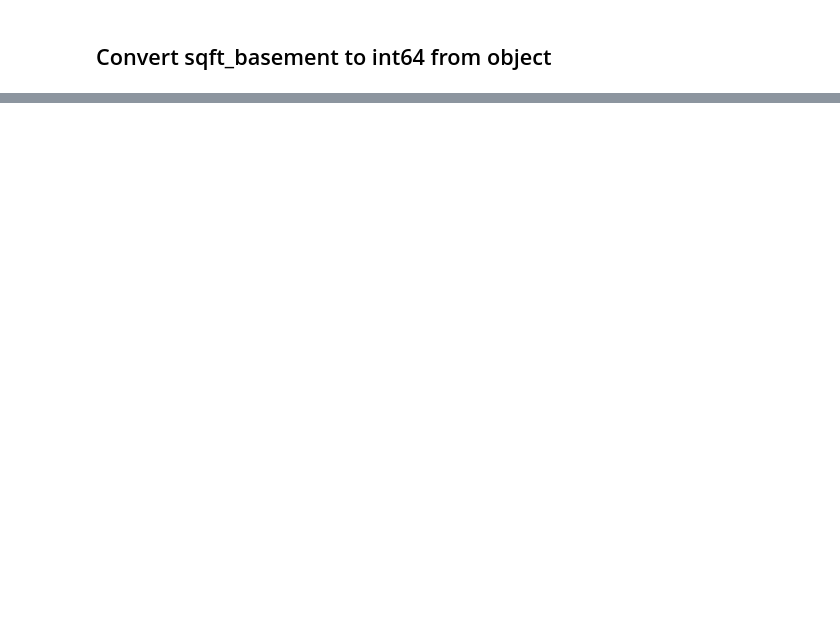
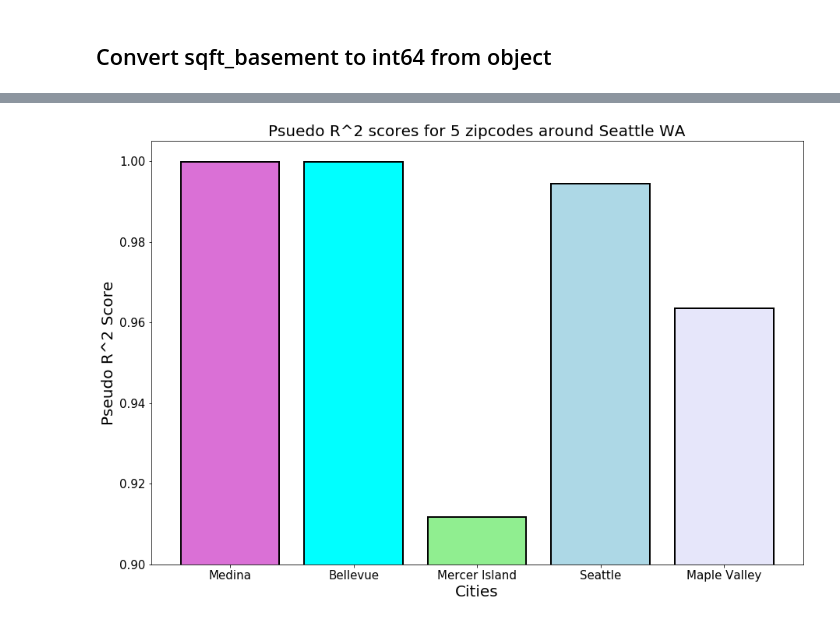
Before and after one commit to ezgigm/Project_2, a Jupyter notebook: Taki's Notebook.ipynb, the cells around one changed output, grey strips where cells are left out. Drawn from its saved outputs; the diff is of its cells as text; code cells hidden in the pictures; blank space fills up the shorter version.

```diff
--- a/Taki's Notebook.ipynb
+++ b/Taki's Notebook.ipynb
@@ -305,0 +390,15 @@ Name: zipcode, Length: 70, dtype: int64
+# %%
+df_zip_results = df_zip_results.append({       # keeping the results in df
+     "zipcode": '98103' ,
+      "Model": 'LinearGAM',
+       'Info' : '80 splines' ,
+        'Pseudo R^2' : '0.9945'}, ignore_index=True)
+# %%
+
+df_zip_results = df_zip_results.append({       # keeping the results in df
+     "zipcode": '98038' ,
+      "Model": 'LinearGAM',
+       'Info' : 'with long-lat tensor' ,
+        'Pseudo R^2' : '0.9635'}, ignore_index=True)
+# %%
+df_zip_results.insert(1, "City Names", ['Medina', 'Bellevue', 'Mercer Island', 'Seattle','Maple Valley'], True)
@@ -305,0 +414,24 @@ Name: zipcode, Length: 70, dtype: int64
+# %%
+df_zip_results['Pseudo R^2'] = df_zip_results['Pseudo R^2'].astype("float32")
+# %%
+x = df_zip_results['City Names']
+y = df_zip_results['Pseudo R^2']
+
+plt.figure(figsize=((15,10)))
+y_pos = np.arange(len(y))
+x_pos = np.arange(len(x))
+
+plt.bar(x,y, width=0.8, align='center')
+plt.bar(y_pos, y,color=['orchid','aqua','lightgreen','lightblue','lavender'],edgecolor='black',linewidth=2)
+
+plt.ylim(bottom=0.9)
+plt.ylim(top=1.005)
+plt.ylabel('Pseudo R^2 Score', fontsize=20)
+plt.xlabel('Cities',fontsize=20)
+plt.yticks(fontsize=15)
+plt.xticks(x_pos, x,fontsize=15)
+plt.title('Psuedo R^2 scores for 5 zipcodes around Seattle WA', fontsize=20)
+
+plt.show()
+# %% [output]
+[figure, added]
```
Also changed, not shown: parts of 76 cells of this notebook.
